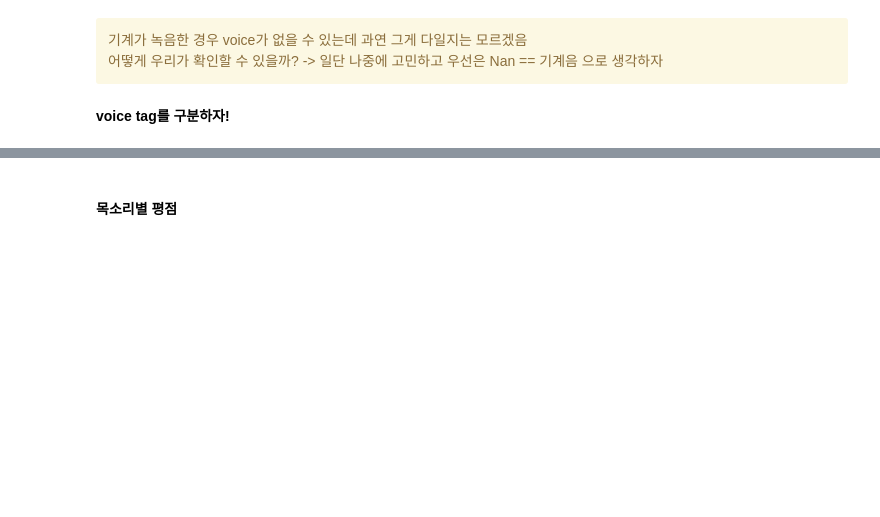
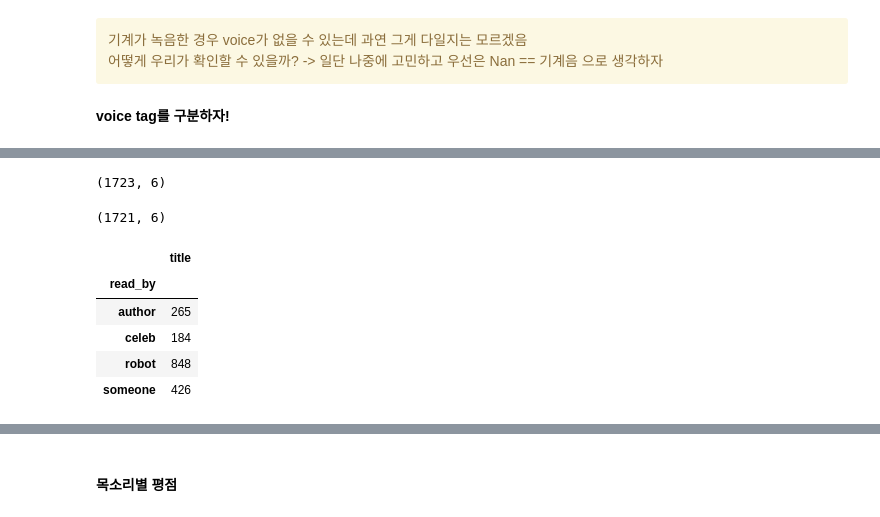
Before and after one commit to dataitgirls4/team_3, a Jupyter notebook: Recommendation_System.ipynb, the cells around one changed output, grey strips where cells are left out. Cells and saved outputs as stored; diff of their text form; code cells hidden in the pictures; blank space fills up the shorter version.

```diff
--- a/Recommendation_System.ipynb
+++ b/Recommendation_System.ipynb
@@ -142,0 +166,18 @@ all_book.sample(5)
+# %%
+all_book.shape
+# %% [output]
+(1723, 6)
+# %%
+all_book.drop_duplicates().shape
+# %% [output]
+(1721, 6)
+# %%
+imsi = all_book.groupby('read_by')['title'].count().to_frame()
+imsi
+# %% [output]
+|  | title |
+| read_by |  |
+| author | 265 |
+| celeb | 184 |
+| robot | 848 |
+| someone | 426 |
```
Also changed, not shown: parts of 18 cells of this notebook, 3 other files.
